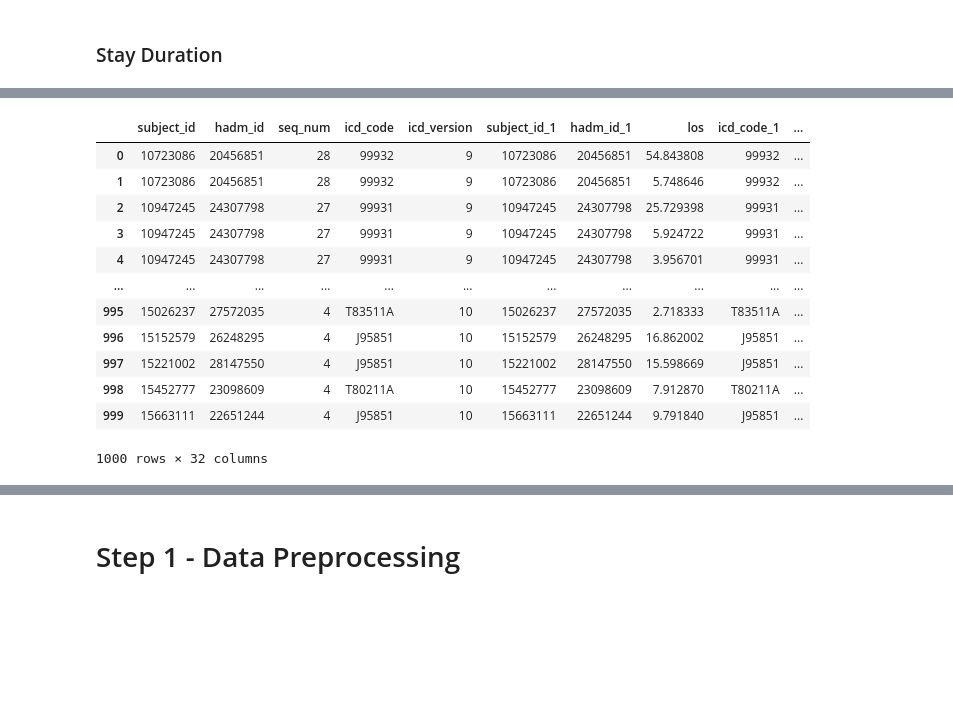
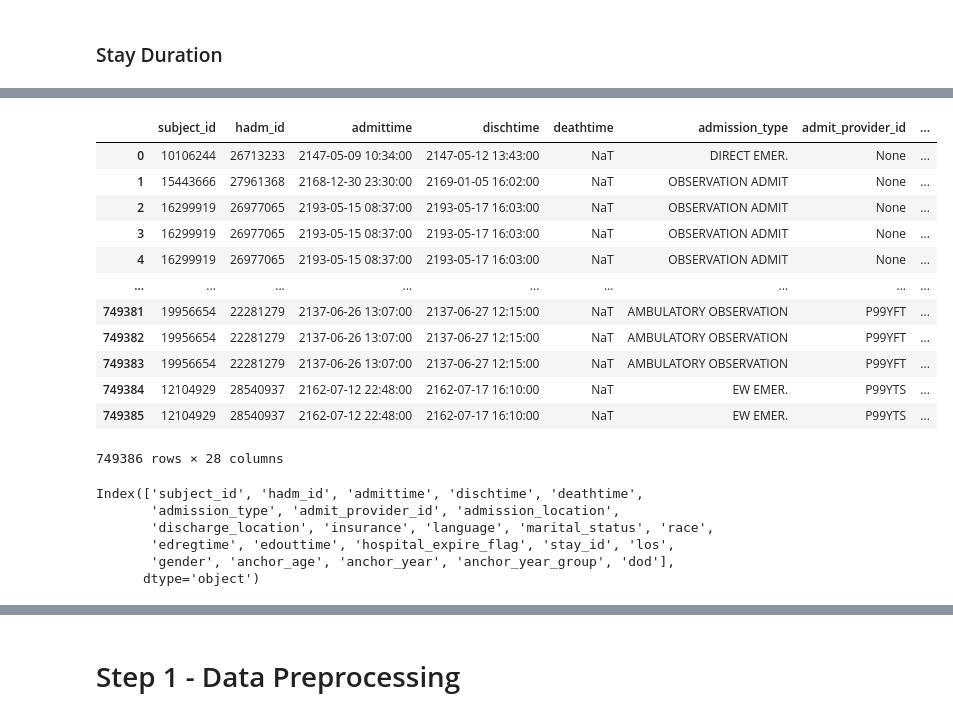
Before and after one commit to wdemichele/COMP90089-VAP-Diagnosis, a Jupyter notebook: HAI_Basic_Info.ipynb, the cells around one changed output, grey strips where cells are left out. Drawn from its saved outputs; the diff is of its cells as text; code cells hidden in the pictures; blank space fills up the shorter version.

```diff
--- a/HAI_Basic_Info.ipynb
+++ b/HAI_Basic_Info.ipynb
@@ -346,24 +360,10 @@ patients_with_immune_compromised_los
 # %%
 # icu stay for HAI patients
-icu_stay_query = "SELECT subject_id, hadm_id, los FROM `physionet-data.mimiciv_icu.icustays`"
+icu_stay_query = "SELECT subject_id, hadm_id, stay_id los FROM `physionet-data.mimiciv_icu.icustays`"
 patients_with_los_cte = {}
 patients_with_los_cte["ICUStay"] = icu_stay_query
 patients_with_los_cte["ICDCodes"] = hai_icd_diagnoses
 
-patients_with_los = generate_sql_with_ctes(patients_with_los_cte, get_patient_query([Type.ICUStay, Type.ICDCodes]))
+patients_with_los = generate_sql_with_ctes(patients_with_los_cte, get_patient_query([Type.ICUStay, Type.ICDCodes], False))
 patients_with_hai_los = run_query(patients_with_los)
 patients_with_hai_los
-# %% [output]
-|  | subject_id | hadm_id | seq_num | icd_code | icd_version | subject_id_1 | hadm_id_1 | los | icd_code_1 | ... |
-| 0 | 10723086 | 20456851 | 28 | 99932 | 9 | 10723086 | 20456851 | 54.843808 | 99932 | ... |
-| 1 | 10723086 | 20456851 | 28 | 99932 | 9 | 10723086 | 20456851 | 5.748646 | 99932 | ... |
-| 2 | 10947245 | 24307798 | 27 | 99931 | 9 | 10947245 | 24307798 | 25.729398 | 99931 | ... |
-| 3 | 10947245 | 24307798 | 27 | 99931 | 9 | 10947245 | 24307798 | 5.924722 | 99931 | ... |
-| 4 | 10947245 | 24307798 | 27 | 99931 | 9 | 10947245 | 24307798 | 3.956701 | 99931 | ... |
-| ... | ... | ... | ... | ... | ... | ... | ... | ... | ... | ... |
-| 995 | 15026237 | 27572035 | 4 | T83511A | 10 | 15026237 | 27572035 | 2.718333 | T83511A | ... |
-| 996 | 15152579 | 26248295 | 4 | J95851 | 10 | 15152579 | 26248295 | 16.862002 | J95851 | ... |
-| 997 | 15221002 | 28147550 | 4 | J95851 | 10 | 15221002 | 28147550 | 15.598669 | J95851 | ... |
-| 998 | 15452777 | 23098609 | 4 | T80211A | 10 | 15452777 | 23098609 | 7.912870 | T80211A | ... |
-| 999 | 15663111 | 22651244 | 4 | J95851 | 10 | 15663111 | 22651244 | 9.791840 | J95851 | ... |
-1000 rows × 32 columns
@@ -369,0 +375,38 @@ patients_with_hai_los
+# %%
+all_patient_query = '''
+SELECT subject_id, hadm_id FROM `comp90089-hai-patients.hai_patients.central_line_patients`
+FULL OUTER JOIN `comp90089-hai-patients.hai_patients.ventilator_patients` USING (subject_id, hadm_id)
+FULL OUTER JOIN `comp90089-hai-patients.hai_patients.urinary_catheter_patients` USING (subject_id, hadm_id)
+FULL OUTER JOIN `comp90089-hai-patients.hai_patients.hai_positive_patients` USING (subject_id, hadm_id)
+FULL OUTER JOIN `comp90089-hai-patients.hai_patients.patient_immune_compromised` USING (subject_id, hadm_id)
+'''
+# icu stay for all patients
+patients_with_los_cte = {}
+icu_stay_query = "SELECT subject_id, hadm_id, stay_id, los FROM `physionet-data.mimiciv_icu.icustays`"
+patients_with_los_cte["ICUStay"] = icu_stay_query
+patients_with_los_cte["PatientAdmission"] = all_patient_query
+
+override_patient_query = """SELECT *
+FROM `physionet-data.mimiciv_hosp.admissions` d
+{}
+INNER JOIN `physionet-data.mimiciv_hosp.patients` p
+  ON d.subject_id = p.subject_id
+{}"""
+
+patients_detail_query = generate_sql_with_ctes(patients_with_los_cte, get_patient_query([Type.ICUStay, Type.PatientAdmission], False, override_patient_query))
+patients_detail = run_query(patients_detail_query)
+patients_detail
+# %% [output]
+|  | subject_id | hadm_id | admittime | dischtime | deathtime | admission_type | admit_provider_id | ... |
+| 0 | 10106244 | 26713233 | 2147-05-09 10:34:00 | 2147-05-12 13:43:00 | NaT | DIRECT EMER. | None | ... |
+| 1 | 15443666 | 27961368 | 2168-12-30 23:30:00 | 2169-01-05 16:02:00 | NaT | OBSERVATION ADMIT | None | ... |
+| 2 | 16299919 | 26977065 | 2193-05-15 08:37:00 | 2193-05-17 16:03:00 | NaT | OBSERVATION ADMIT | None | ... |
+| 3 | 16299919 | 26977065 | 2193-05-15 08:37:00 | 2193-05-17 16:03:00 | NaT | OBSERVATION ADMIT | None | ... |
+| 4 | 16299919 | 26977065 | 2193-05-15 08:37:00 | 2193-05-17 16:03:00 | NaT | OBSERVATION ADMIT | None | ... |
+| ... | ... | ... | ... | ... | ... | ... | ... | ... |
+| 749381 | 19956654 | 22281279 | 2137-06-26 13:07:00 | 2137-06-27 12:15:00 | NaT | AMBULATORY OBSERVATION | P99YFT | ... |
+| 749382 | 19956654 | 22281279 | 2137-06-26 13:07:00 | 2137-06-27 12:15:00 | NaT | AMBULATORY OBSERVATION | P99YFT | ... |
+| 749383 | 19956654 | 22281279 | 2137-06-26 13:07:00 | 2137-06-27 12:15:00 | NaT | AMBULATORY OBSERVATION | P99YFT | ... |
+| 749384 | 12104929 | 28540937 | 2162-07-12 22:48:00 | 2162-07-17 16:10:00 | NaT | EW EMER. | P99YTS | ... |
+| 749385 | 12104929 | 28540937 | 2162-07-12 22:48:00 | 2162-07-17 16:10:00 | NaT | EW EMER. | P99YTS | ... |
+749386 rows × 28 columns
@@ -369,0 +418,9 @@ patients_with_hai_los
+# %%
+patients_detail.columns
+# %% [output]
+Index(['subject_id', 'hadm_id', 'admittime', 'dischtime', 'deathtime',
+       'admission_type', 'admit_provider_id', 'admission_location',
+       'discharge_location', 'insurance', 'language', 'marital_status', 'race',
+       'edregtime', 'edouttime', 'hospital_expire_flag', 'stay_id', 'los',
+       'gender', 'anchor_age', 'anchor_year', 'anchor_year_group', 'dod'],
+      dtype='object')
```
Also changed, not shown: parts of 34 cells of this notebook.
